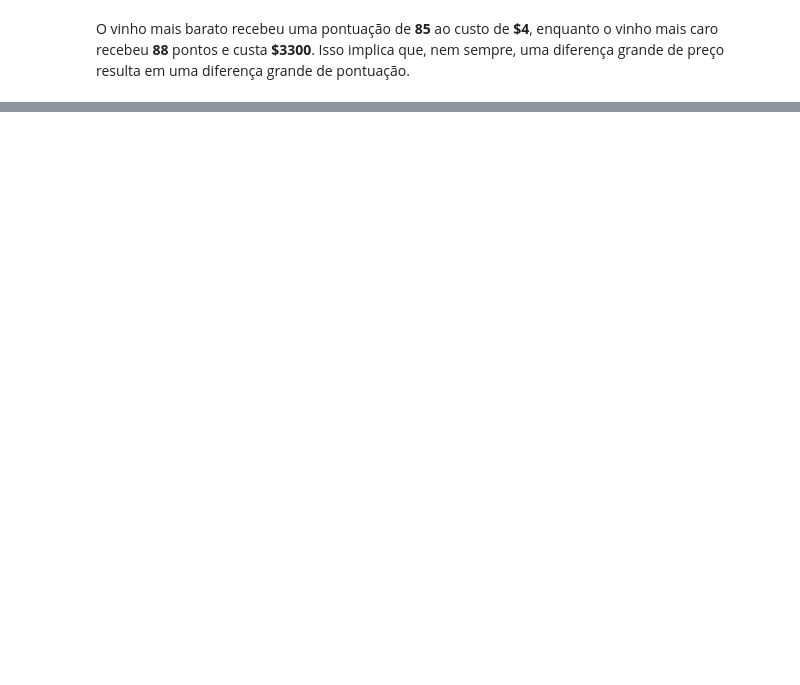
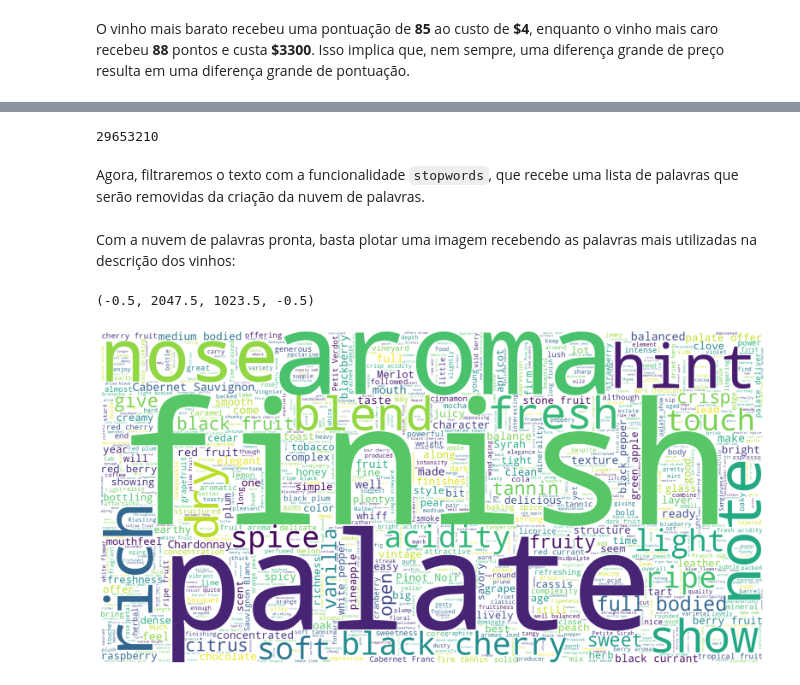
Before and after one commit to caroline-dainezi-fatec/Fatec-Mineracao-de-Dados-2SEM-2024, a Jupyter notebook: Caroline_de_Souza_Dainezi.ipynb, the cells around one changed output, grey strips where cells are left out. Drawn from its saved outputs; the diff is of its cells as text; code cells hidden in the pictures; blank space fills up the shorter version.

```diff
--- a/Caroline_de_Souza_Dainezi.ipynb
+++ b/Caroline_de_Souza_Dainezi.ipynb
@@ -533,0 +689,29 @@ O vinho mais barato recebeu uma pontuação de **85** ao custo de **\$4**, enqua
+# %%
+from PIL import Image
+from wordcloud import WordCloud, STOPWORDS
+
+text = df1["description"][1]
+text = " ".join(i for i in df1["description"])
+len(text)
+# %% [output]
+29653210
+# %% [markdown]
+Agora, filtraremos o texto com a funcionalidade `stopwords`, que recebe uma lista de palavras que serão removidas da criação da nuvem de palavras.
+# %%
+stopwords = set(STOPWORDS)
+stopwords.update(["drink", "now", "wine", "flavor", "flavors"])
+
+wordcloud = WordCloud(stopwords=stopwords,
+                      background_color="white",
+                      width=2048,
+                      height=1024,
+                      max_words=1000).generate(text)
+# %% [markdown]
+Com a nuvem de palavras pronta, basta plotar uma imagem recebendo as palavras mais utilizadas na descrição dos vinhos:
+# %%
+plt.figure(figsize=(20, 18))
+plt.imshow(wordcloud, interpolation="bilinear")
+plt.axis("off")
+# %% [output]
+(-0.5, 2047.5, 1023.5, -0.5)
+[figure, added]
```
Also changed, not shown: parts of 18 cells of this notebook.
